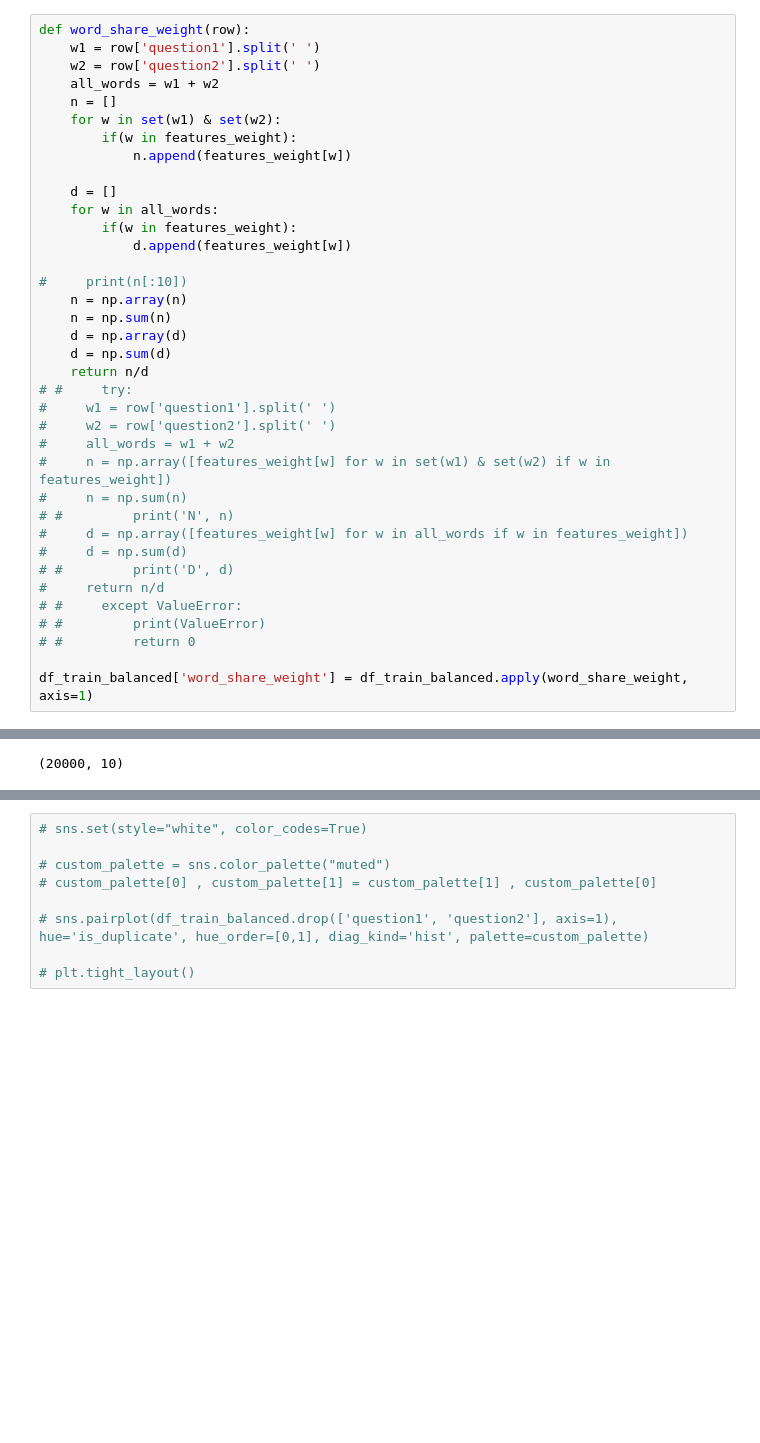
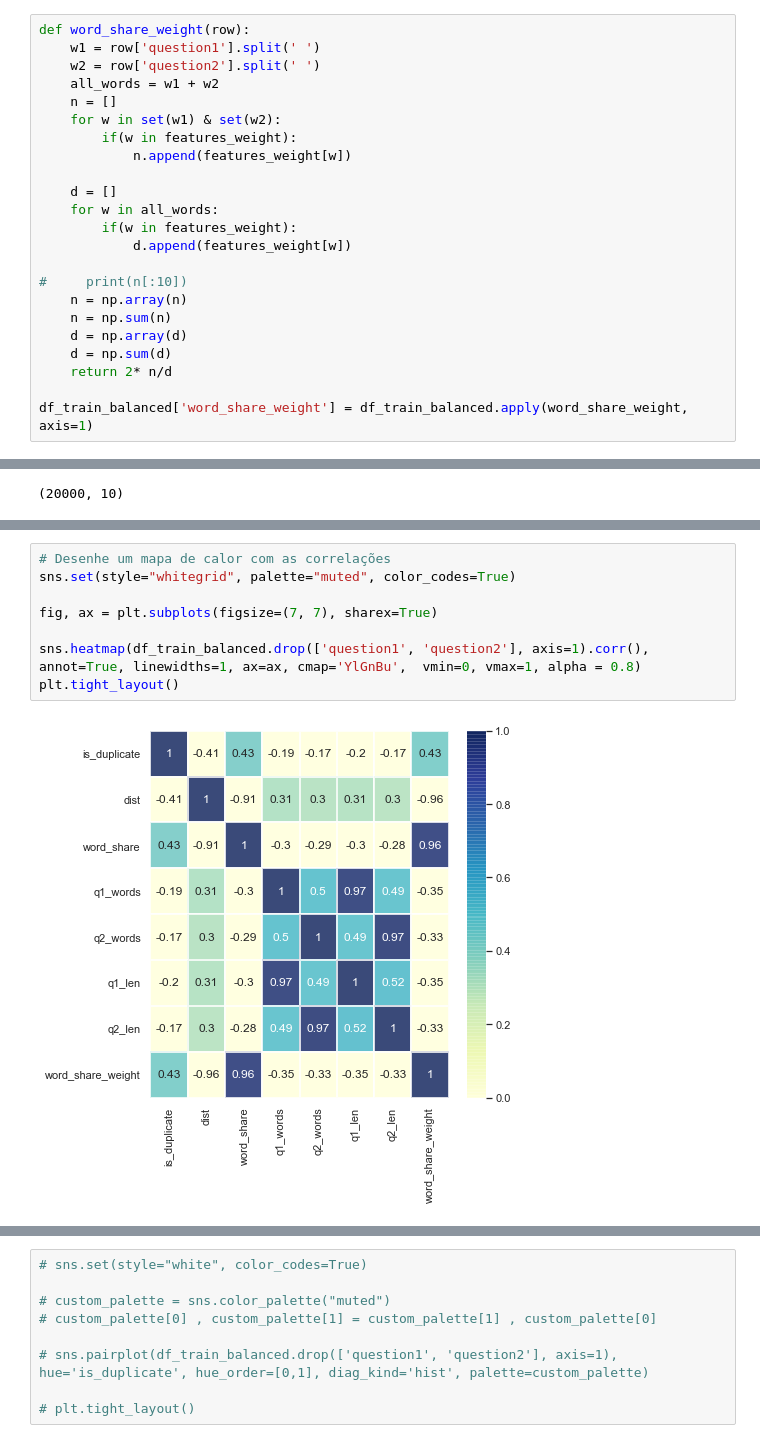
Before and after one commit to pimenta-arthur/quora-question-pairs, a Jupyter notebook: Report.ipynb, the cells around one changed output, grey strips where cells are left out. Saved outputs shown, nothing was run; the diff lists cells and outputs as text; blank space fills up the shorter version.

Commit message:
added heatmap

```diff
--- a/Report.ipynb
+++ b/Report.ipynb
@@ -292,21 +290,7 @@ def word_share_weight(row):
     n = np.sum(n)
     d = np.array(d)
     d = np.sum(d)
-    return n/d
-# #     try:
-#     w1 = row['question1'].split(' ')
-#     w2 = row['question2'].split(' ')
-#     all_words = w1 + w2
-#     n = np.array([features_weight[w] for w in set(w1) & set(w2) if w in features_weight])
-#     n = np.sum(n)
-# #         print('N', n)
-#     d = np.array([features_weight[w] for w in all_words if w in features_weight])
-#     d = np.sum(d)
-# #         print('D', d)
-#     return n/d
-# #     except ValueError:
-# #         print(ValueError)
-# #         return 0
+    return 2* n/d
 
 df_train_balanced['word_share_weight'] = df_train_balanced.apply(word_share_weight, axis=1)
 # %%
@@ -344,0 +324,10 @@ df_train_balanced.head()
+# %%
+# Desenhe um mapa de calor com as correlações
+sns.set(style="whitegrid", palette="muted", color_codes=True)
+
+fig, ax = plt.subplots(figsize=(7, 7), sharex=True)
+
+sns.heatmap(df_train_balanced.drop(['question1', 'question2'], axis=1).corr(), annot=True, linewidths=1, ax=ax, cmap='YlGnBu',  vmin=0, vmax=1, alpha = 0.8)
+plt.tight_layout()
+# %% [output]
+[figure, added]
```
Also changed, not shown: parts of 6 cells of this notebook.
